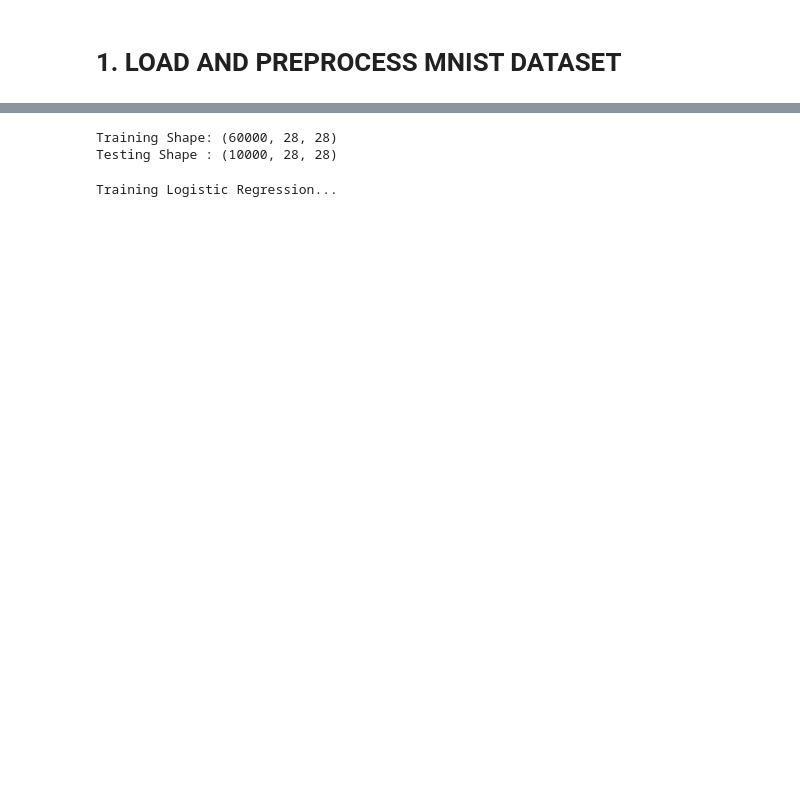
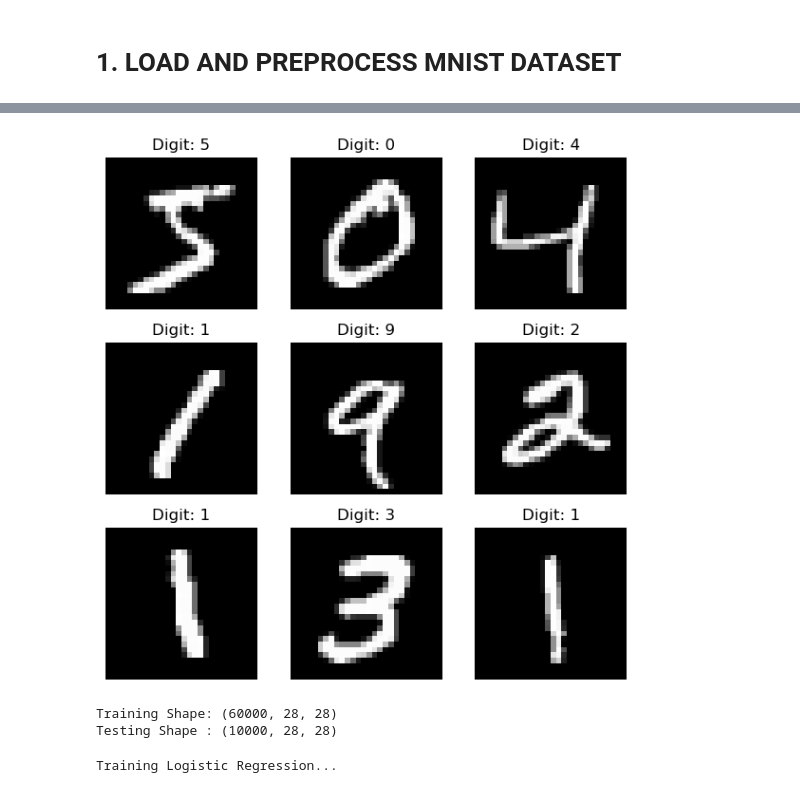
Before and after one commit to manishajadhav1004/Deep_learning_Practicals_TE, a Jupyter notebook: Practical_1.ipynb, the cells around one changed output, grey strips where cells are left out. Cells and saved outputs as stored; diff of their text form; code cells hidden in the pictures; blank space fills up the shorter version.

```diff
--- a/Practical_1.ipynb
+++ b/Practical_1.ipynb
@@ -310,3 +27,29 @@ Downloading data from https://storage.googleapis.com/tensorflow/tf-keras-dataset
+# %%
+import matplotlib.pyplot as plt
+from tensorflow.keras.datasets import mnist
+
+# 2. Set up a grid figure for visualization
+plt.figure(figsize=(6, 6))
+
+# 3. Loop through and plot the first 9 images
+for i in range(9):
+    # Create a 3x3 grid subplot
+    plt.subplot(3, 3, i + 1)
+
+    # Display the grayscale pixel data
+    plt.imshow(X_train[i], cmap='gray')
+
+    # Add the corresponding label as the title
+    plt.title(f"Digit: {y_train[i]}")
+
+    # Hide axis ticks for a cleaner look
+    plt.axis('off')
+
+# 4. Render the complete plot
+plt.tight_layout()
+plt.show()
+# %% [output]
+[figure, added]
 # %%
 # Normalize pixel values to [0,1]
 
```
Also changed, not shown: parts of 3 cells of this notebook.
